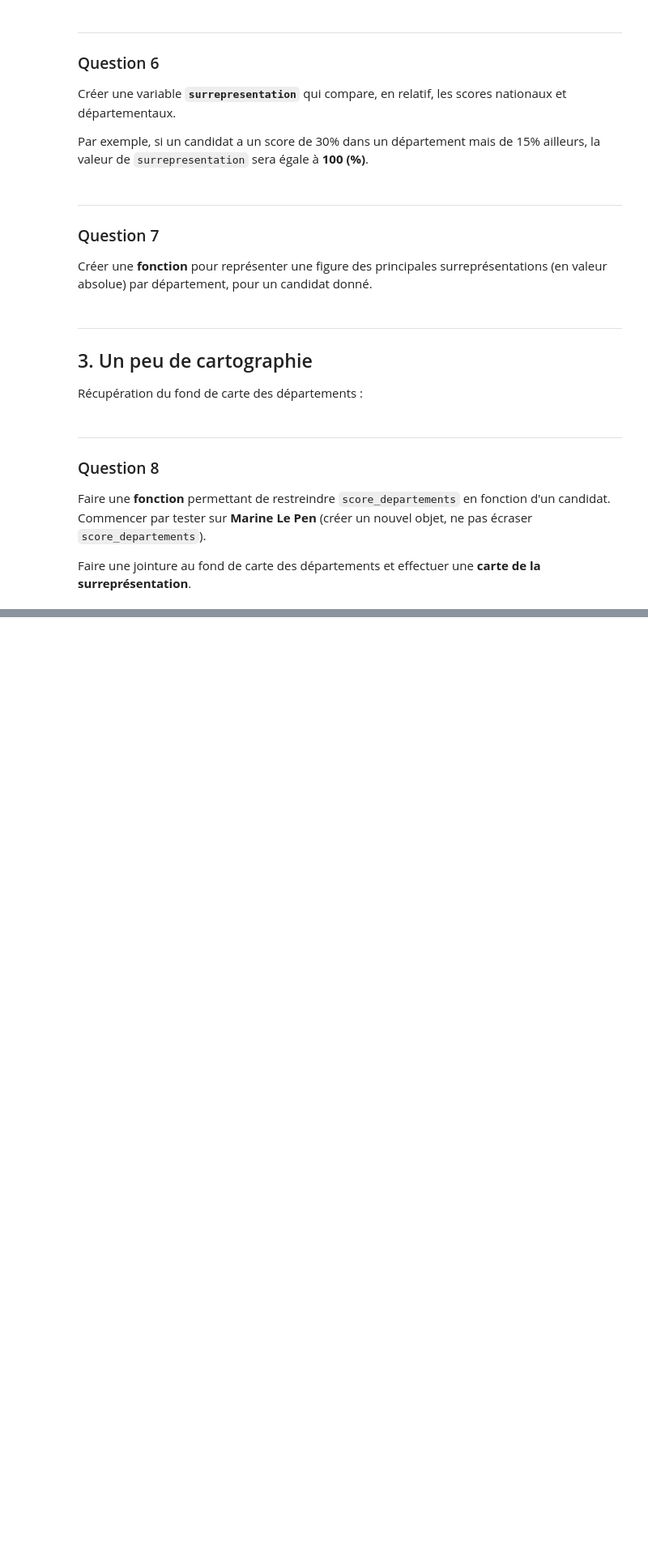
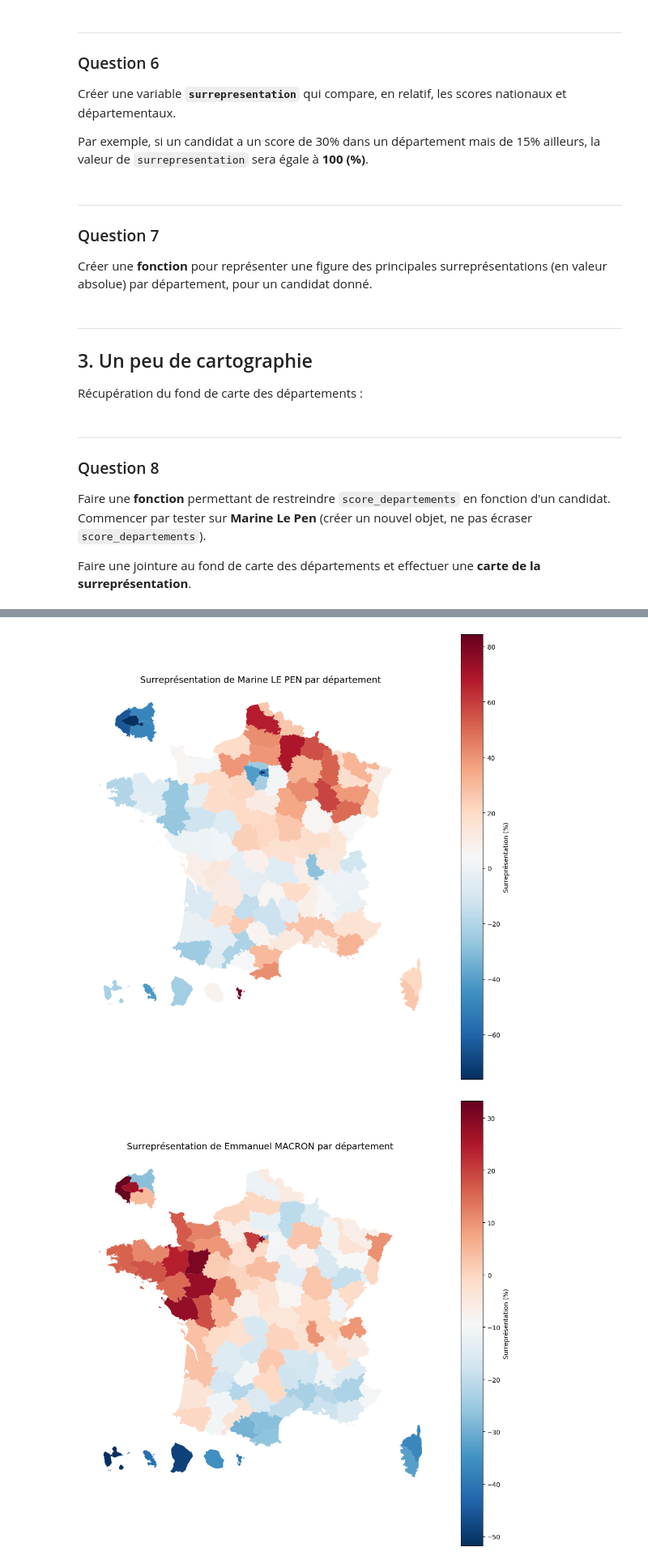
Before and after one commit to zgregi/DM_python_datascience, a Jupyter notebook: main.ipynb, the cells around one changed output, grey strips where cells are left out. Shown at 81% size. Cells and saved outputs as stored; diff of their text form; code cells hidden in the pictures; blank space fills up the shorter version.

```diff
--- a/main.ipynb
+++ b/main.ipynb
@@ -293,31 +317,35 @@ departement_borders = carti_download(
     source="EXPRESS-COG-CARTO-TERRITOIRE",
     year=2022
 )
 
 def carte_candidat(candidat):
     df_candidat = score_departements[score_departements['candidat'] == candidat].copy()
 
     gdf = departement_borders.merge(
         df_candidat,
         left_on='INSEE_DEP',
         right_on='code_departement',
         how='left'
     )
 
     fig, ax = plt.subplots(1, 1, figsize=(10, 10))
     gdf.plot(
         column='surrepresentation',
         ax=ax,
         legend=True,
-        cmap='RdBu',
+        cmap='RdBu_r',
         legend_kwds={'label': 'Surreprésentation (%)'},
         missing_kwds={'color': 'lightgrey'}
     )
     ax.set_title(f"Surreprésentation de {candidat} par département", fontsize=14)
     ax.axis('off')
     plt.tight_layout()
     plt.show()
 
 # Test sur Marine Le Pen et Emmanuel Macron
 carte_candidat('Marine LE PEN')
 carte_candidat('Emmanuel MACRON')
+carte_candidat('Eric ZEMMOUR')
+# %% [output]
+[figure, added]
+[figure, added]
```
Also changed, not shown: parts of 5 cells of this notebook.
